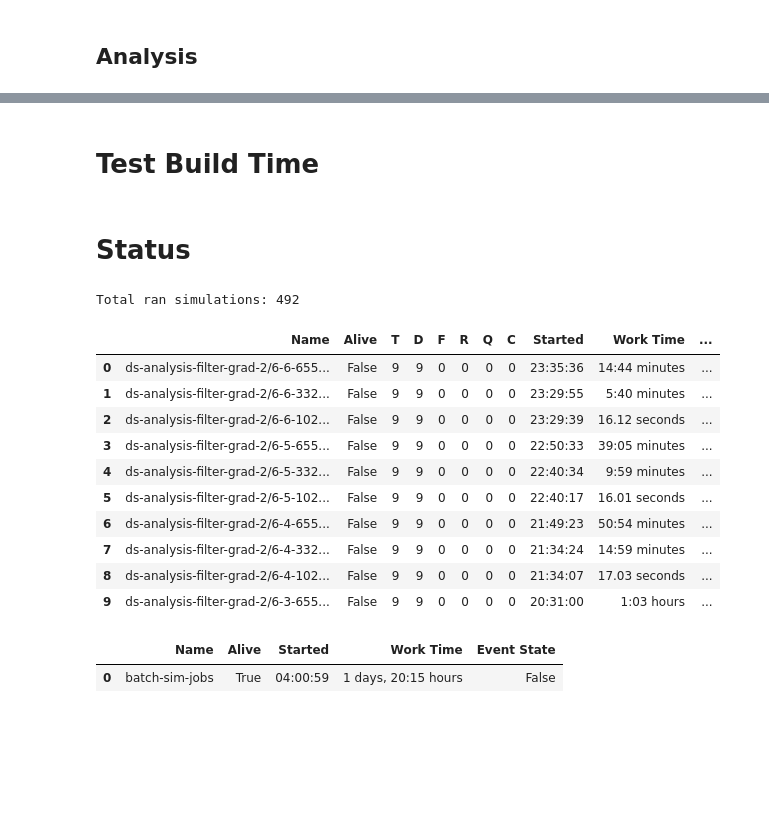
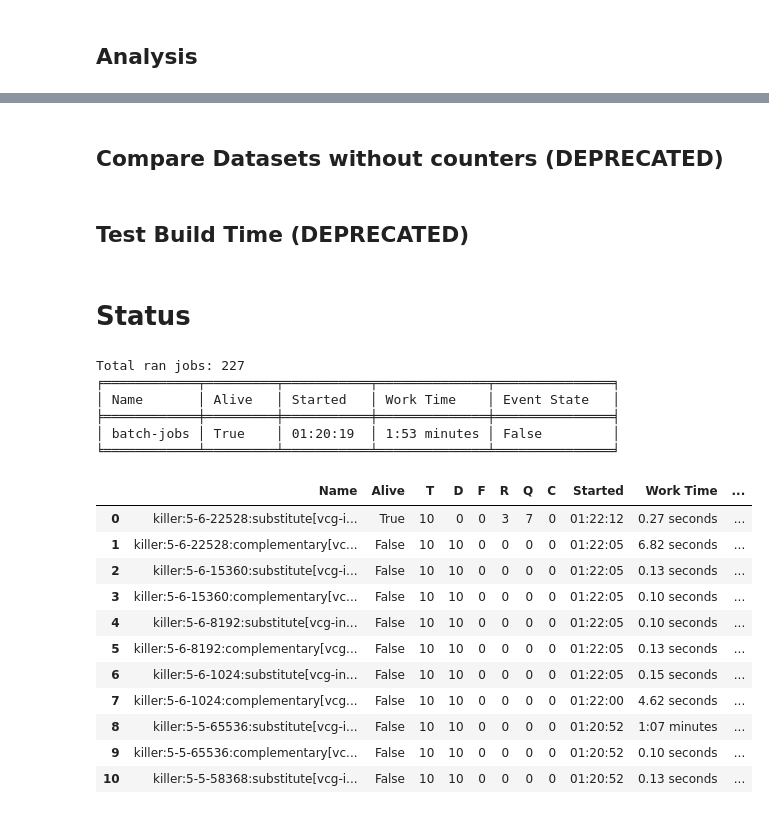
Before and after one commit to liran-funaro/jointfunc-vcg, a Jupyter notebook: notebooks/Experiments Manager.ipynb, the cells around one changed output, grey strips where cells are left out. Drawn from its saved outputs; the diff is of its cells as text; code cells hidden in the pictures; blank space fills up the shorter version.

```diff
--- a/notebooks/Experiments Manager.ipynb
+++ b/notebooks/Experiments Manager.ipynb
@@ -88,3 +87,5 @@ for ds_obj in data.concave, data.nonconcave, data.nonrising:
                         join_flags=count_join_flags,
                         dims=tested_dims,
                         sim_kwargs=sim_kwargs)
+# %% [markdown]
+## Compare Datasets without counters (DEPRECATED)
@@ -91,5 +103,5 @@ for ds_obj in data.concave, data.nonconcave, data.nonrising:
 # %% [markdown]
-# Test Build Time
+## Test Build Time (DEPRECATED)
 # %%
 sim.start_control_thread("exp", exp.batch.many_size_and_dim_ds_build_time, kwargs=dict(
     ds_obj=ds_obj,
@@ -102,19 +114,23 @@ sim.start_control_thread("exp", exp.batch.many_size_and_dim_ds_build_time, kwarg
 # %% [markdown]
 # Status
 # %%
-display(*sim.print_simulations_status_joined(show_finished_count=10, progress_columns=3, plot_progress=False))
+job.print_job_status(show_finished_count=10, progress_columns=3, plot_progress=False)
 # %% [output]
-Total ran simulations: 492
+Total ran jobs: 227
+╒════════════╤═════════╤═══════════╤══════════════╤═══════════════╕
+│ Name       │ Alive   │ Started   │ Work Time    │ Event State   │
+╞════════════╪═════════╪═══════════╪══════════════╪═══════════════╡
+│ batch-jobs │ True    │ 01:20:19  │ 1:53 minutes │ False         │
+╘════════════╧═════════╧═══════════╧══════════════╧═══════════════╛
 |  | Name | Alive | T | D | F | R | Q | C | Started | Work Time | ... |
-| 0 | ds-analysis-filter-grad-2/6-6-655... | False | 9 | 9 | 0 | 0 | 0 | 0 | 23:35:36 | 14:44 minutes | ... |
-| 1 | ds-analysis-filter-grad-2/6-6-332... | False | 9 | 9 | 0 | 0 | 0 | 0 | 23:29:55 | 5:40 minutes | ... |
-| 2 | ds-analysis-filter-grad-2/6-6-102... | False | 9 | 9 | 0 | 0 | 0 | 0 | 23:29:39 | 16.12 seconds | ... |
-| 3 | ds-analysis-filter-grad-2/6-5-655... | False | 9 | 9 | 0 | 0 | 0 | 0 | 22:50:33 | 39:05 minutes | ... |
-| 4 | ds-analysis-filter-grad-2/6-5-332... | False | 9 | 9 | 0 | 0 | 0 | 0 | 22:40:34 | 9:59 minutes | ... |
-| 5 | ds-analysis-filter-grad-2/6-5-102... | False | 9 | 9 | 0 | 0 | 0 | 0 | 22:40:17 | 16.01 seconds | ... |
-| 6 | ds-analysis-filter-grad-2/6-4-655... | False | 9 | 9 | 0 | 0 | 0 | 0 | 21:49:23 | 50:54 minutes | ... |
-| 7 | ds-analysis-filter-grad-2/6-4-332... | False | 9 | 9 | 0 | 0 | 0 | 0 | 21:34:24 | 14:59 minutes | ... |
-| 8 | ds-analysis-filter-grad-2/6-4-102... | False | 9 | 9 | 0 | 0 | 0 | 0 | 21:34:07 | 17.03 seconds | ... |
-| 9 | ds-analysis-filter-grad-2/6-3-655... | False | 9 | 9 | 0 | 0 | 0 | 0 | 20:31:00 | 1:03 hours | ... |
+| 0 | killer:5-6-22528:substitute[vcg-i... | True | 10 | 0 | 0 | 3 | 7 | 0 | 01:22:12 | 0.27 seconds | ... |
+| 1 | killer:5-6-22528:complementary[vc... | False | 10 | 10 | 0 | 0 | 0 | 0 | 01:22:05 | 6.82 seconds | ... |
+| 2 | killer:5-6-15360:substitute[vcg-i... | False | 10 | 10 | 0 | 0 | 0 | 0 | 01:22:05 | 0.13 seconds | ... |
+| 3 | killer:5-6-15360:complementary[vc... | False | 10 | 10 | 0 | 0 | 0 | 0 | 01:22:05 | 0.10 seconds | ... |
+| 4 | killer:5-6-8192:substitute[vcg-in... | False | 10 | 10 | 0 | 0 | 0 | 0 | 01:22:05 | 0.10 seconds | ... |
+| 5 | killer:5-6-8192:complementary[vcg... | False | 10 | 10 | 0 | 0 | 0 | 0 | 01:22:05 | 0.13 seconds | ... |
+| 6 | killer:5-6-1024:substitute[vcg-in... | False | 10 | 10 | 0 | 0 | 0 | 0 | 01:22:05 | 0.15 seconds | ... |
+| 7 | killer:5-6-1024:complementary[vcg... | False | 10 | 10 | 0 | 0 | 0 | 0 | 01:22:00 | 4.62 seconds | ... |
+| 8 | killer:5-5-65536:substitute[vcg-i... | False | 10 | 10 | 0 | 0 | 0 | 0 | 01:20:52 | 1:07 minutes | ... |
+| 9 | killer:5-5-65536:complementary[vc... | False | 10 | 10 | 0 | 0 | 0 | 0 | 01:20:52 | 0.10 seconds | ... |
+| 10 | killer:5-5-58368:substitute[vcg-i... | False | 10 | 10 | 0 | 0 | 0 | 0 | 01:20:52 | 0.13 seconds | ... |
-|  | Name | Alive | Started | Work Time | Event State |
-| 0 | batch-sim-jobs | True | 04:00:59 | 1 days, 20:15 hours | False |
```
Also changed, not shown: parts of 18 cells of this notebook, 7 other files.
